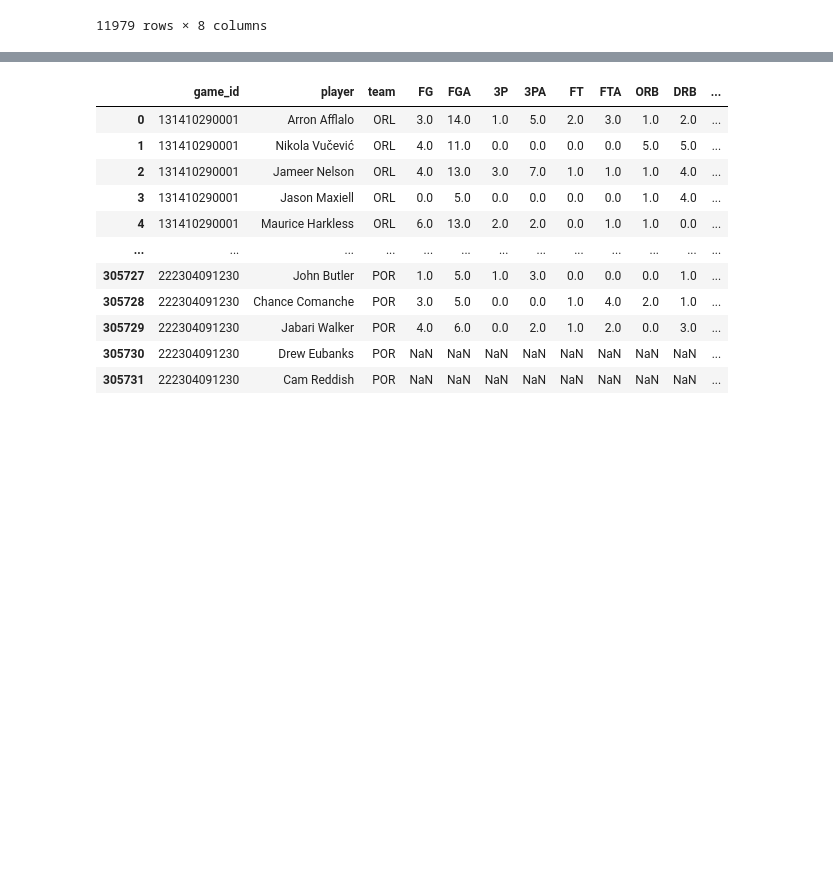
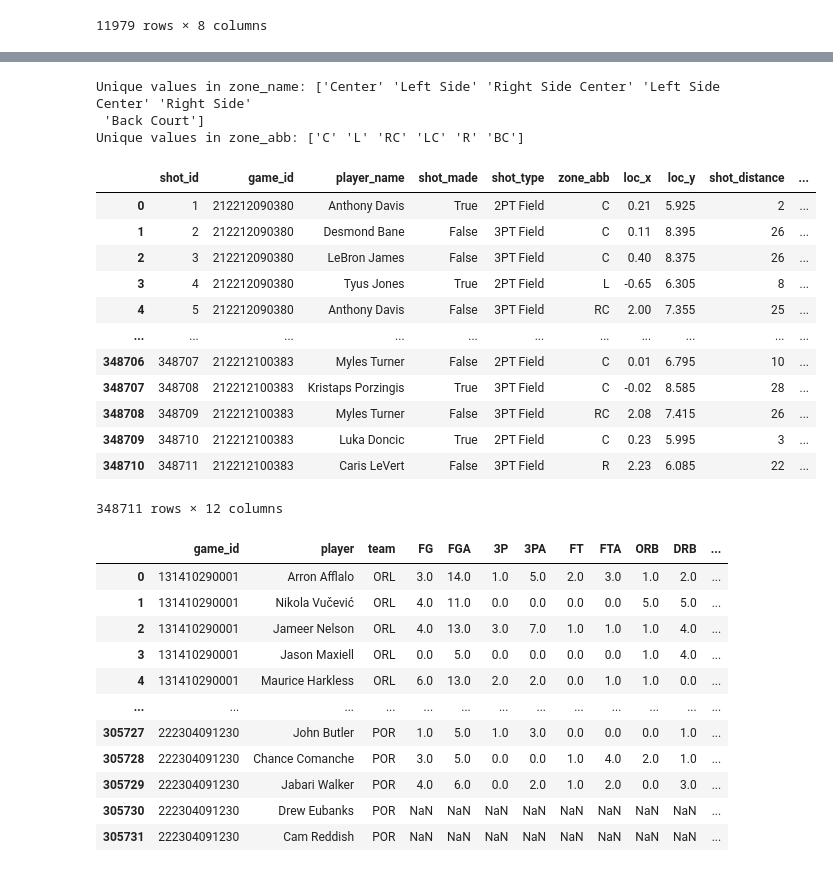
Before and after one commit to Ericyan23/CIS5500-Project, a Jupyter notebook: preprocessing/shots_normalization.ipynb, the cells around one changed output, grey strips where cells are left out. Drawn from its saved outputs; the diff is of its cells as text; code cells hidden in the pictures; blank space fills up the shorter version.

```diff
--- a/preprocessing/shots_normalization.ipynb
+++ b/preprocessing/shots_normalization.ipynb
@@ -136,3 +98,33 @@ shots_updated
+# %%
+# Display all unique values in 'zone_name' and 'zone_abb'
+unique_zone_name = shots_updated['zone_name'].unique()
+unique_zone_abb = shots_updated['zone_abb'].unique()
+
+print("Unique values in zone_name:", unique_zone_name)
+print("Unique values in zone_abb:", unique_zone_abb)
+# %% [output]
+Unique values in zone_name: ['Center' 'Left Side' 'Right Side Center' 'Left Side Center' 'Right Side'
+ 'Back Court']
+Unique values in zone_abb: ['C' 'L' 'RC' 'LC' 'R' 'BC']
+# %%
+#Drop the overlapping columns event_type, zone_name
+# In zone_abb: 'C' = 'Center', 'L' = Left Side, 'RC' = 'Right Side Center', 'R' = 'Right Side', 'LC' = 'Left Side Center', 'BC' = 'Back Court'
+shots_updated = shots_updated[["shot_id", "game_id", "player_name", "shot_made", "shot_type", "zone_abb", "loc_x", "loc_y", "shot_distance", "quarter", "mins_left", "secs_left"]]
+shots_updated
+# %% [output]
+|  | shot_id | game_id | player_name | shot_made | shot_type | zone_abb | loc_x | loc_y | shot_distance | ... |
+| 0 | 1 | 212212090380 | Anthony Davis | True | 2PT Field | C | 0.21 | 5.925 | 2 | ... |
+| 1 | 2 | 212212090380 | Desmond Bane | False | 3PT Field | C | 0.11 | 8.395 | 26 | ... |
+| 2 | 3 | 212212090380 | LeBron James | False | 3PT Field | C | 0.40 | 8.375 | 26 | ... |
+| 3 | 4 | 212212090380 | Tyus Jones | True | 2PT Field | L | -0.65 | 6.305 | 8 | ... |
+| 4 | 5 | 212212090380 | Anthony Davis | False | 3PT Field | RC | 2.00 | 7.355 | 25 | ... |
+| ... | ... | ... | ... | ... | ... | ... | ... | ... | ... | ... |
+| 348706 | 348707 | 212212100383 | Myles Turner | False | 2PT Field | C | 0.01 | 6.795 | 10 | ... |
+| 348707 | 348708 | 212212100383 | Kristaps Porzingis | True | 3PT Field | C | -0.02 | 8.585 | 28 | ... |
+| 348708 | 348709 | 212212100383 | Myles Turner | False | 3PT Field | RC | 2.08 | 7.415 | 26 | ... |
+| 348709 | 348710 | 212212100383 | Luka Doncic | True | 2PT Field | C | 0.23 | 5.995 | 3 | ... |
+| 348710 | 348711 | 212212100383 | Caris LeVert | False | 3PT Field | R | 2.23 | 6.085 | 22 | ... |
+348711 rows × 12 columns
 # %%
 player_stats = pd.read_csv("player_stats.csv")
 player_stats
```
Also changed, not shown: parts of 4 cells of this notebook.
